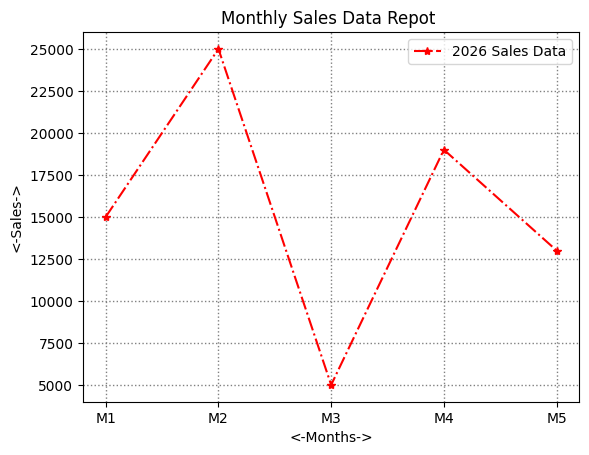
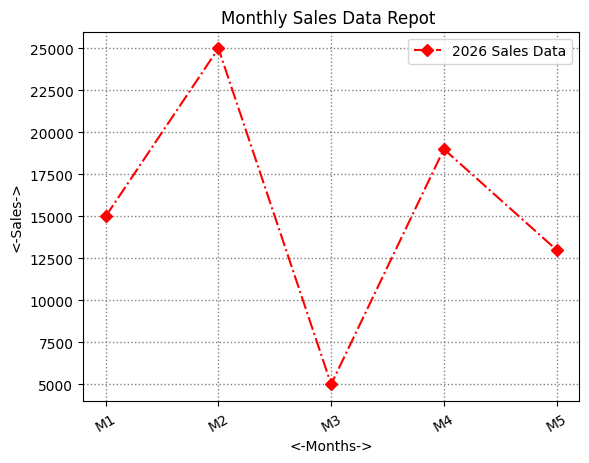
The change to this notebook cell's code, shown as a diff; its figure went from the first image to the second:
--- before
+++ after
@@ -4,5 +4,5 @@
 sales = [15000,25000,5000,19000,13000]
 
-plt.plot(months, sales, color= "red", linestyle="-.", marker= "*", label= "2026 Sales Data")
+plt.plot(months, sales, color= "red", linestyle="-.", marker= "D", label= "2026 Sales Data")
 
 plt.xlabel("<-Months->")
@@ -13,4 +13,5 @@
 
 plt.xticks(["Jan", "Feb", "Mar", "Apl", "May"],["M1",'M2','M3','M4','M5'])
+plt.xticks(rotation=30)
 
 plt.show()

Commit: learn xtricks